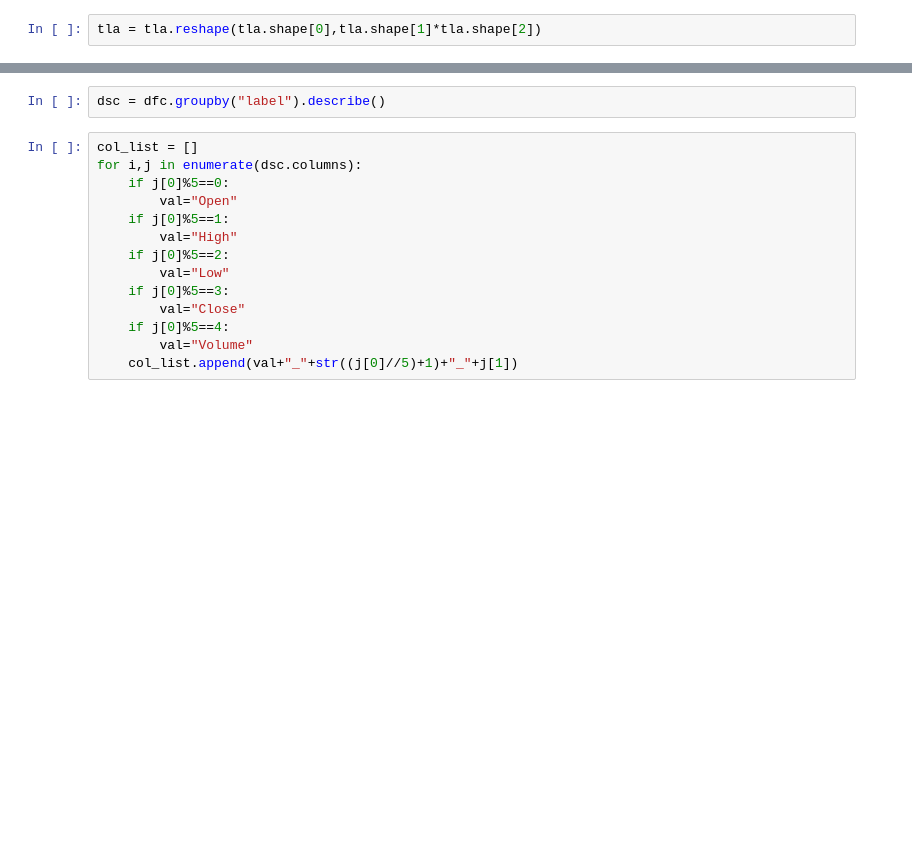
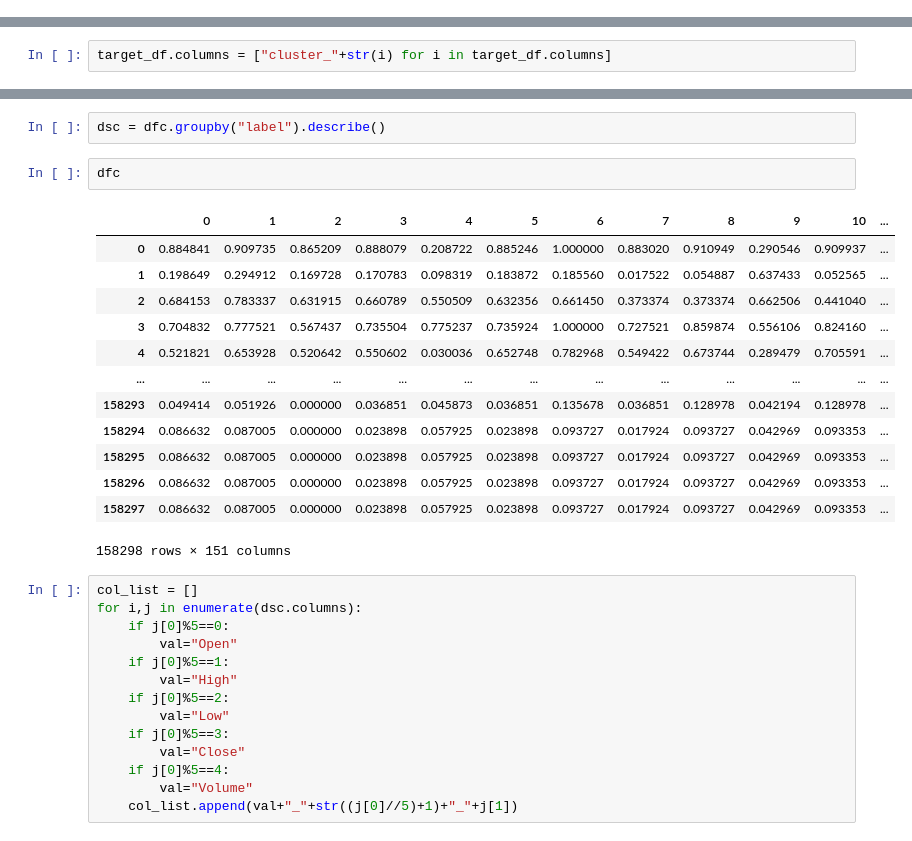
Before and after one commit to romantic-brutalist/hilbertCNN, a Jupyter notebook: dataprep.ipynb, the cells around one changed output, grey strips where cells are left out. Drawn from its saved outputs; the diff is of its cells as text; blank space fills up the shorter version.

```diff
--- a/dataprep.ipynb
+++ b/dataprep.ipynb
@@ -94,2 +81,0 @@ tla.shape
-# %%
-tla = tla.reshape(tla.shape[0],tla.shape[1]*tla.shape[2])
@@ -139,3 +126,5 @@ hltn = np.concatenate((ohlc,vol),axis=1)
 hltn.shape
 # %% [output]
 (158298, 5, 32, 32)
+# %%
+target_df.columns = ["cluster_"+str(i) for i in target_df.columns]
@@ -171,6 +176,22 @@ dfc = pd.DataFrame(tla)
 dfc["label"] = kmeans
 # %%
 dsc = dfc.groupby("label").describe()
+# %%
+dfc
+# %% [output]
+|  | 0 | 1 | 2 | 3 | 4 | 5 | 6 | 7 | 8 | 9 | 10 | ... |
+| 0 | 0.884841 | 0.909735 | 0.865209 | 0.888079 | 0.208722 | 0.885246 | 1.000000 | 0.883020 | 0.910949 | 0.290546 | 0.909937 | ... |
+| 1 | 0.198649 | 0.294912 | 0.169728 | 0.170783 | 0.098319 | 0.183872 | 0.185560 | 0.017522 | 0.054887 | 0.637433 | 0.052565 | ... |
+| 2 | 0.684153 | 0.783337 | 0.631915 | 0.660789 | 0.550509 | 0.632356 | 0.661450 | 0.373374 | 0.373374 | 0.662506 | 0.441040 | ... |
+| 3 | 0.704832 | 0.777521 | 0.567437 | 0.735504 | 0.775237 | 0.735924 | 1.000000 | 0.727521 | 0.859874 | 0.556106 | 0.824160 | ... |
+| 4 | 0.521821 | 0.653928 | 0.520642 | 0.550602 | 0.030036 | 0.652748 | 0.782968 | 0.549422 | 0.673744 | 0.289479 | 0.705591 | ... |
+| ... | ... | ... | ... | ... | ... | ... | ... | ... | ... | ... | ... | ... |
+| 158293 | 0.049414 | 0.051926 | 0.000000 | 0.036851 | 0.045873 | 0.036851 | 0.135678 | 0.036851 | 0.128978 | 0.042194 | 0.128978 | ... |
+| 158294 | 0.086632 | 0.087005 | 0.000000 | 0.023898 | 0.057925 | 0.023898 | 0.093727 | 0.017924 | 0.093727 | 0.042969 | 0.093353 | ... |
+| 158295 | 0.086632 | 0.087005 | 0.000000 | 0.023898 | 0.057925 | 0.023898 | 0.093727 | 0.017924 | 0.093727 | 0.042969 | 0.093353 | ... |
+| 158296 | 0.086632 | 0.087005 | 0.000000 | 0.023898 | 0.057925 | 0.023898 | 0.093727 | 0.017924 | 0.093727 | 0.042969 | 0.093353 | ... |
+| 158297 | 0.086632 | 0.087005 | 0.000000 | 0.023898 | 0.057925 | 0.023898 | 0.093727 | 0.017924 | 0.093727 | 0.042969 | 0.093353 | ... |
+158298 rows × 151 columns
 # %%
 col_list = []
 for i,j in enumerate(dsc.columns):
```
Also changed, not shown: parts of 38 cells of this notebook, 3 other files.
